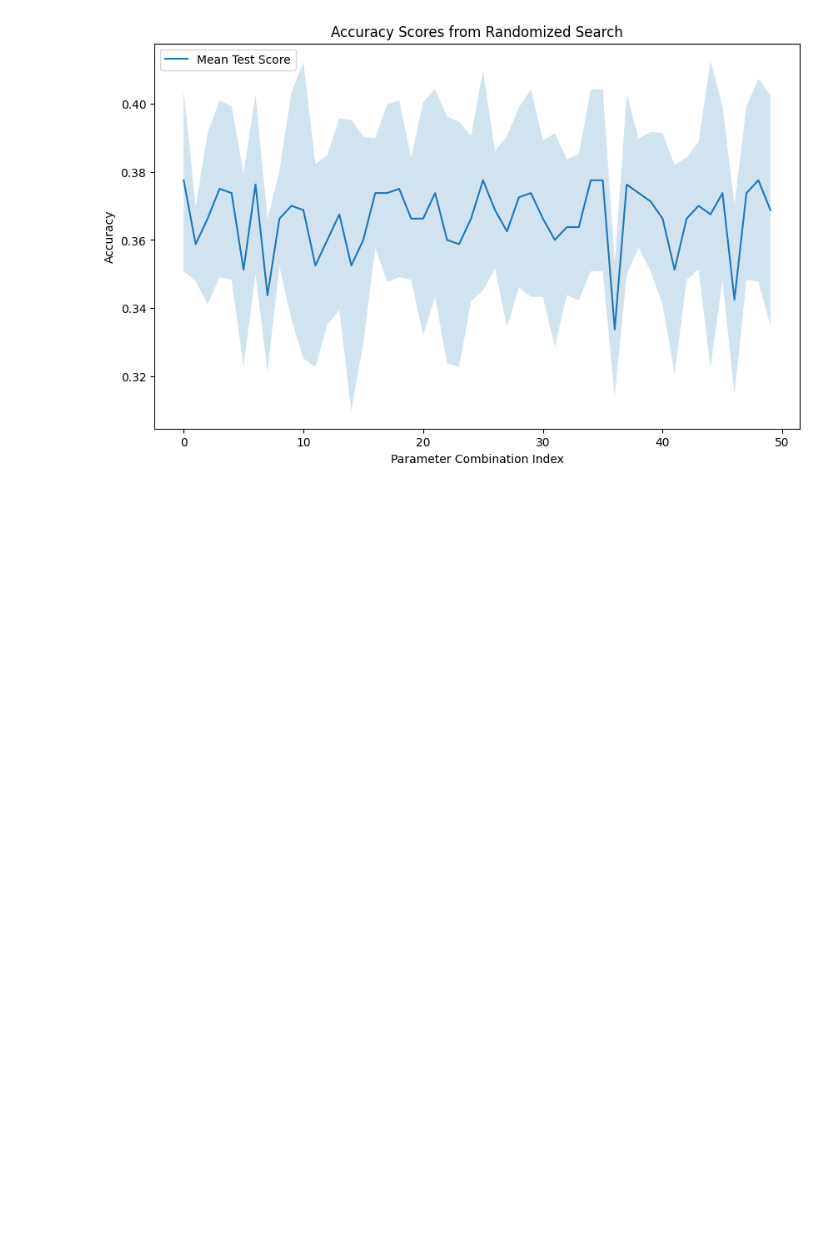
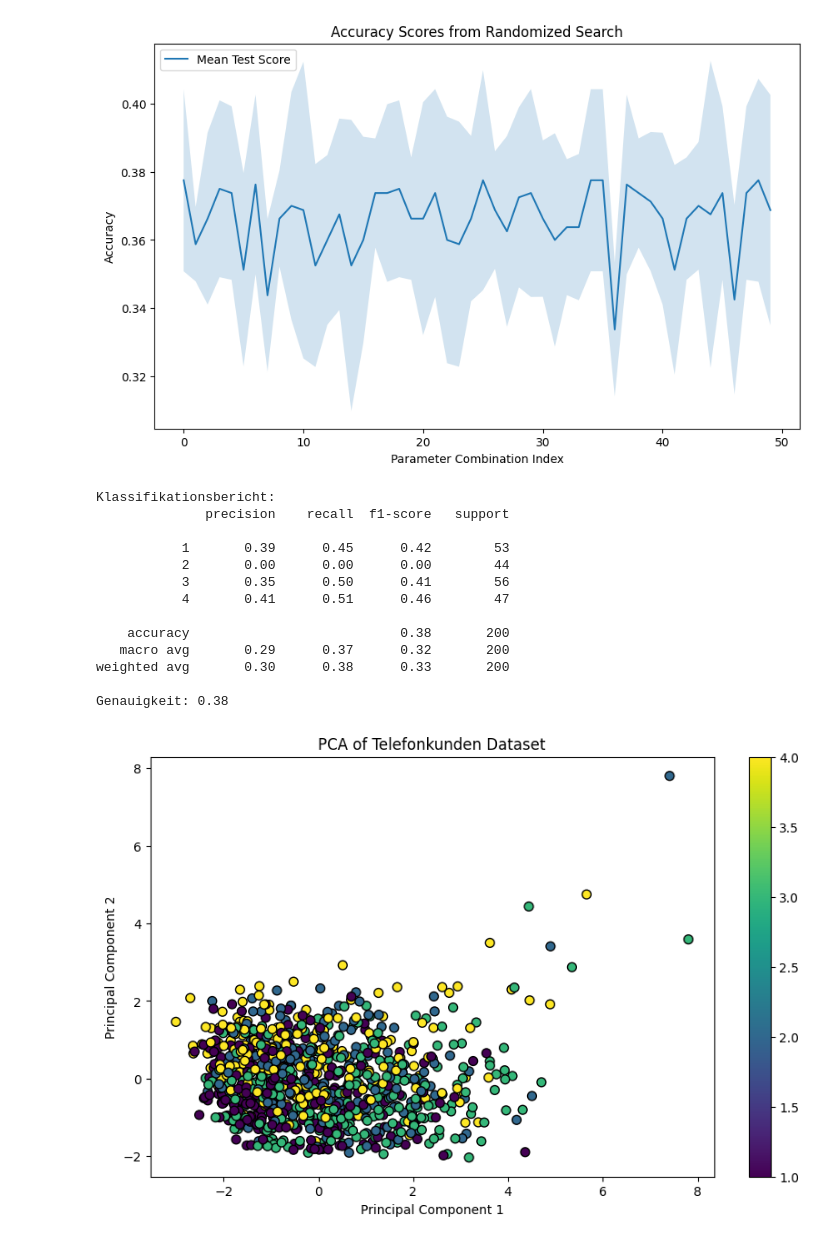
Before and after one commit to AdrianoF03/Projekt-Big-Data-Analytics, a Jupyter notebook: telefonkunden.ipynb, the cells around one changed output. Drawn from its saved outputs; the diff is of its cells as text; code cells hidden in the pictures; blank space fills up the shorter version.

```diff
--- a/telefonkunden.ipynb
+++ b/telefonkunden.ipynb
@@ -889,3 +889,77 @@ weighted avg       0.41      0.41      0.40       200
 Genauigkeit: 0.41
 [figure]
 [figure]
+# %%
+from sklearn.model_selection import train_test_split, GridSearchCV
+from sklearn.decomposition import PCA
+from sklearn.svm import SVC
+from sklearn.metrics import classification_report, accuracy_score
+from sklearn.preprocessing import StandardScaler
+import pandas as pd
+import matplotlib.pyplot as plt
+
+# Load the dataset
+telefonkunden = pd.read_csv('telefonkunden.csv')
+
+# Define the selected features with actual column names
+selected_features = ['region', 'tenure', 'age', 'income', 'ed', 'employ', 'reside']
+
+# Datenaufteilung in Features (X) und Zielvariable (y)
+X = telefonkunden[selected_features]
+Y = telefonkunden['custcat']
+
+# Feature Scaling
+scaler = StandardScaler()
+X_scaled = scaler.fit_transform(X)
+
+# Apply PCA
+pca = PCA(n_components=2)  # Reduce to 2 components for visualization
+X_pca = pca.fit_transform(X_scaled)
+
+# Datenaufteilung in Trainings- und Testdaten
+X_train, X_test, y_train, y_test = train_test_split(X_pca, Y, test_size=0.2, random_state=1, stratify=Y)
+
+# Hyperparameter-Tuning für den SVM
+param_grid = {
+    'C': [0.1, 1, 10, 100],
+    'gamma': [1, 0.1, 0.01, 0.001],
+    'kernel': ['rbf', 'linear']
+}
+
+grid_search = GridSearchCV(SVC(random_state=1), param_grid, cv=5, scoring='accuracy')
+grid_search.fit(X_train, y_train)
+
+# Bestes Modell auswählen
+best_svm = grid_search.best_estimator_
+
+# Vorhersagen machen
+y_pred = best_svm.predict(X_test)
+
+# Modellbewertung
+print("Klassifikationsbericht:")
+print(classification_report(y_test, y_pred))
+print("Genauigkeit:", accuracy_score(y_test, y_pred))
+
+# Visualize PCA components
+plt.figure(figsize=(10, 6))
+plt.scatter(X_pca[:, 0], X_pca[:, 1], c=Y, cmap='viridis', edgecolor='k', s=50)
+plt.xlabel('Principal Component 1')
+plt.ylabel('Principal Component 2')
+plt.title('PCA of Telefonkunden Dataset')
+plt.colorbar()
+plt.show()
+# %% [output]
+Klassifikationsbericht:
+              precision    recall  f1-score   support
+
+           1       0.39      0.45      0.42        53
+           2       0.00      0.00      0.00        44
+           3       0.35      0.50      0.41        56
+           4       0.41      0.51      0.46        47
+
+    accuracy                           0.38       200
+   macro avg       0.29      0.37      0.32       200
+weighted avg       0.30      0.38      0.33       200
+
+Genauigkeit: 0.38
+[figure, added]
```
Also changed, not shown: parts of 2 cells of this notebook.
